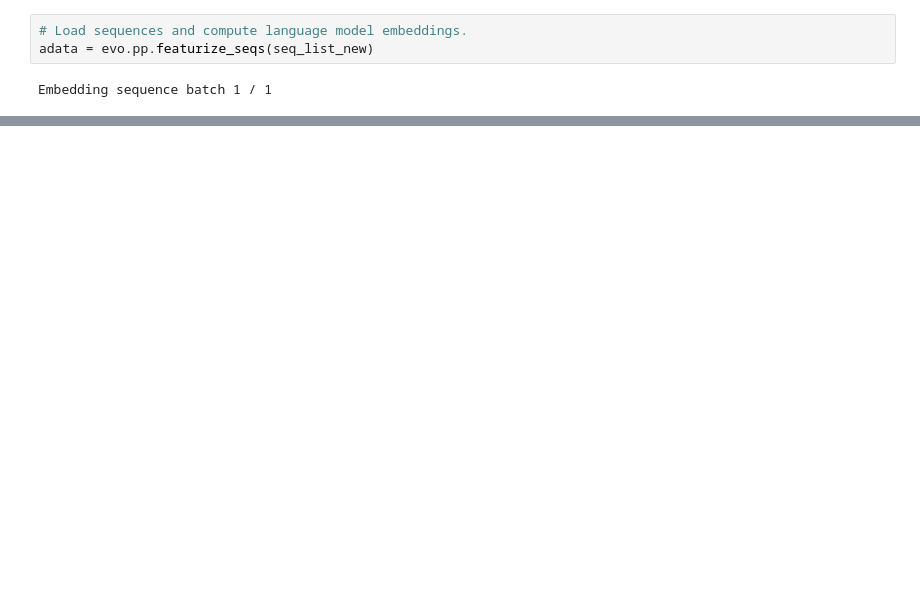
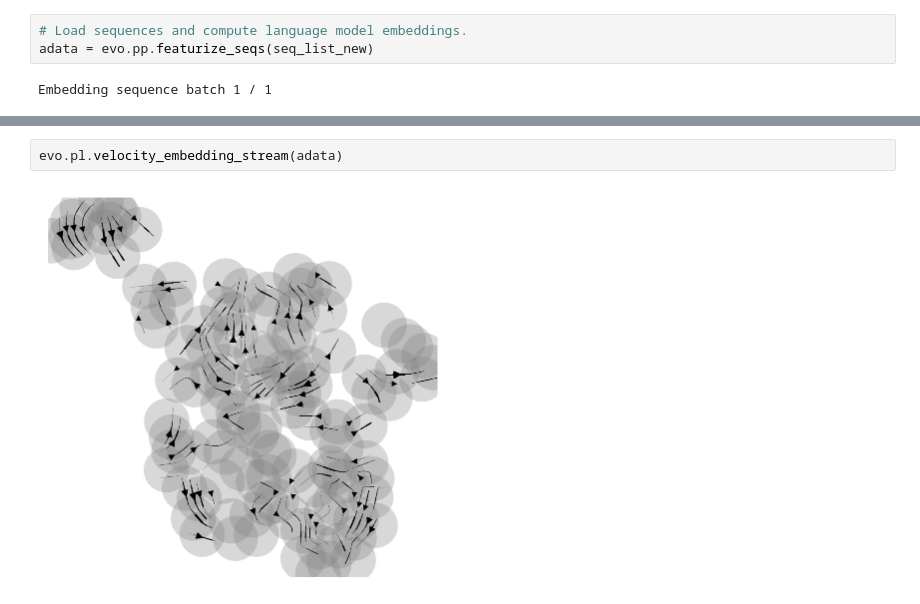
Before and after one commit to aubreyagub/esm2_for_fmdv, a Jupyter notebook: fmd_evovelocity.ipynb, the cells around one changed output, grey strips where cells are left out. Cells and saved outputs as stored; diff of their text form; blank space fills up the shorter version.

```diff
--- a/fmd_evovelocity.ipynb
+++ b/fmd_evovelocity.ipynb
@@ -185,0 +203,4 @@ evo.pl.velocity_embedding_grid(adata)
+# %%
+evo.pl.velocity_embedding_stream(adata)
+# %% [output]
+[figure, added]
```
Also changed, not shown: parts of 19 cells of this notebook, 6 other files.
